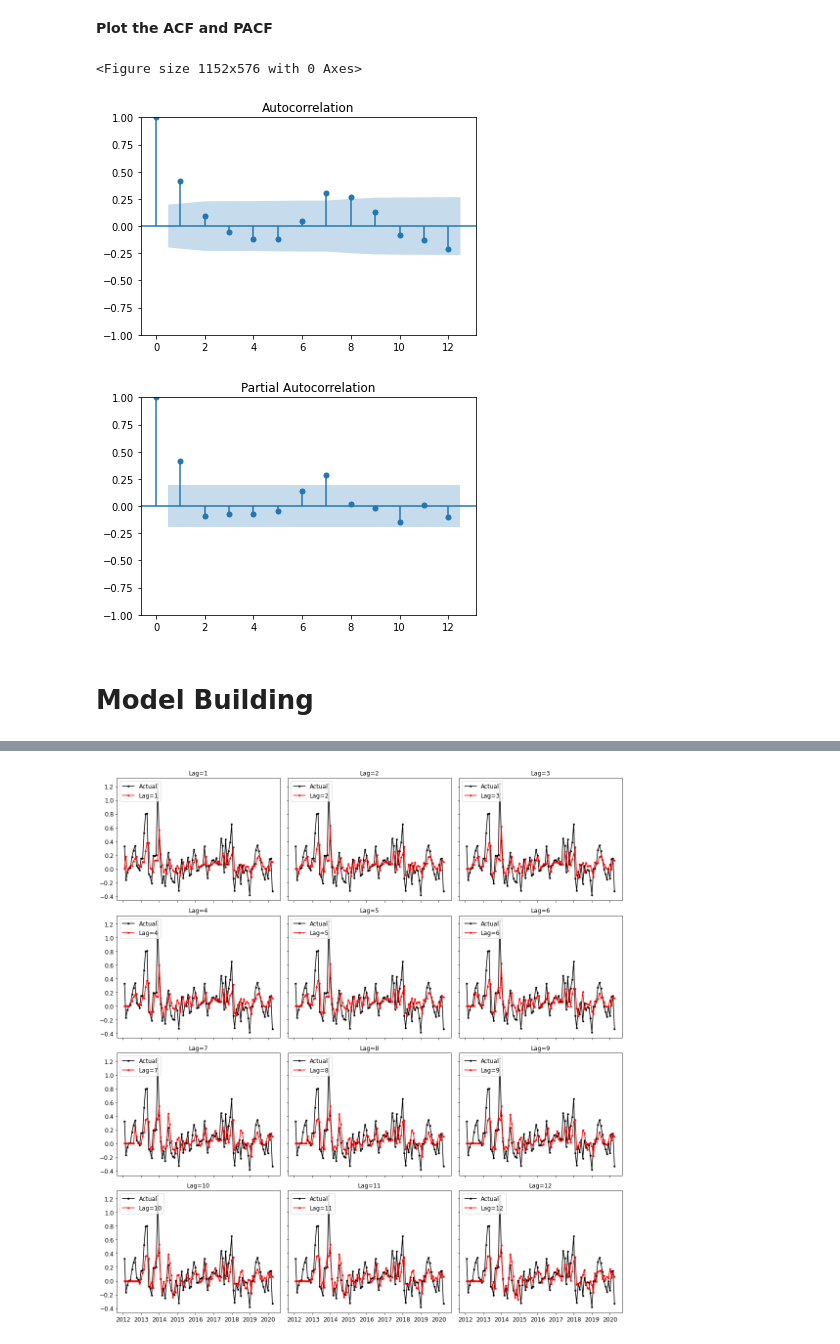
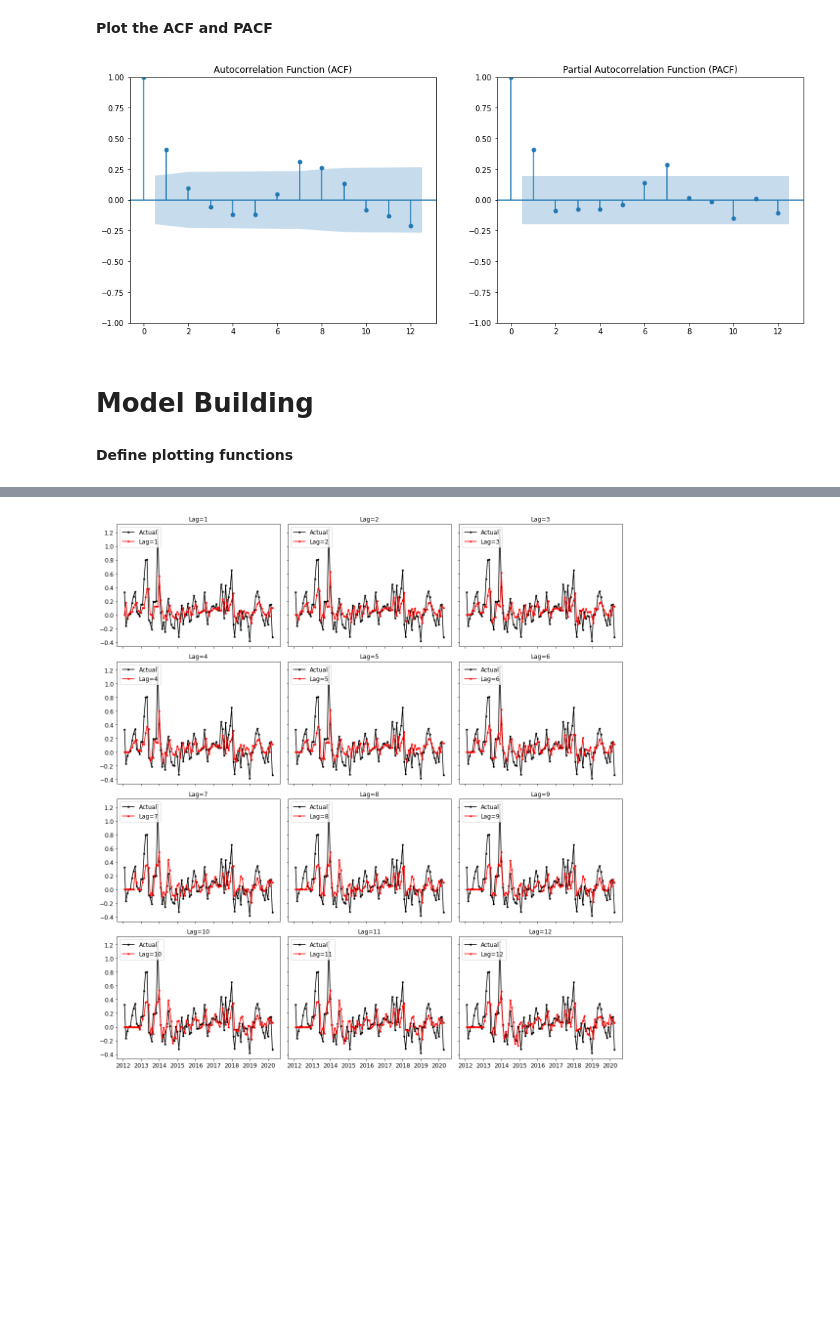
Before and after one commit to allison-dzubak/bitcoin-price-forecasting, a Jupyter notebook: 0-Statistical-Models.ipynb, the cells around one changed output, grey strips where cells are left out. Cells and saved outputs as stored; diff of their text form; code cells hidden in the pictures; blank space fills up the shorter version.

```diff
--- a/0-Statistical-Models.ipynb
+++ b/0-Statistical-Models.ipynb
@@ -200,14 +206,19 @@ plt.show()
 # %% [markdown]
 **Plot the ACF and PACF**
 # %%
-plt.figure(figsize=(16, 8))
-plot_acf(data_train_shift, lags=12)
+# Create a figure with two subplots side-by-side
+fig, (ax1, ax2) = plt.subplots(1, 2, figsize=(16, 6))
+
+# Plot the ACF
+plot_acf(data_train_shift, lags=12, ax=ax1)
+ax1.set_title('Autocorrelation Function (ACF)')
+
+# Plot the PACF
+plot_pacf(data_train_shift, lags=12, ax=ax2)
+ax2.set_title('Partial Autocorrelation Function (PACF)')
+
 plt.show()
-plot_pacf(data_train_shift, lags=12)
-plt.show()
 # %% [output]
-<Figure size 1152x576 with 0 Axes>
-[figure, old version]
+[figure, new version]
-[figure, removed]
 # %% [markdown]
 # Model Building
@@ -255,0 +225,2 @@ def plot_predictions(data, models, errors_df):
+# %% [markdown]
+**Define plotting functions**
```
Also changed, not shown: parts of 29 cells of this notebook.
